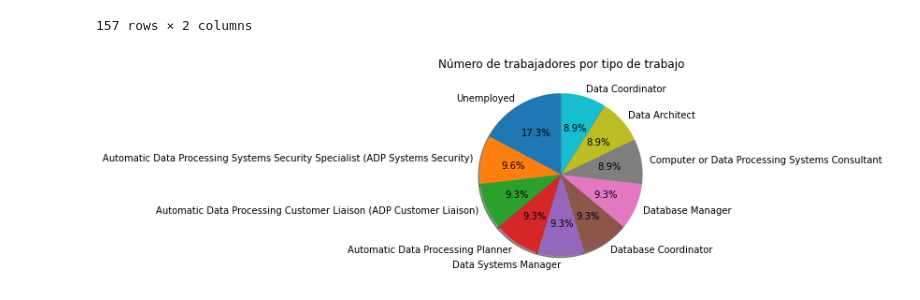
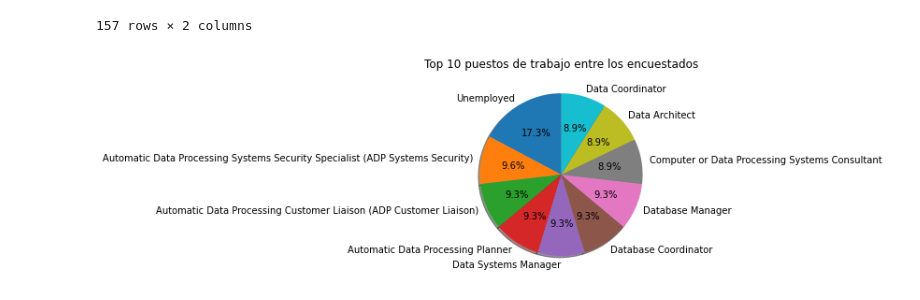
Before and after one commit to JaimeGarciaVel/ih_datamadpt1120_project_m1, a Jupyter notebook: your code/first_look.ipynb, the cells around one changed output. Cells and saved outputs as stored; diff of their text form; code cells hidden in the pictures.

```diff
--- a/your code/first_look.ipynb
+++ b/your code/first_look.ipynb
@@ -494,7 +494,7 @@ df_max1=df_1.nlargest(10, "Quantity")
 # %%
 plt.pie(df_max1["Quantity"], labels=df_max1["Job Title"],
         autopct='%1.1f%%', shadow=True, startangle=90)
-plt.title('Número de trabajadores por tipo de trabajo')
+plt.title('Top 10 puestos de trabajo entre los encuestados')
 plt.show()
 # %% [output]
-[figure, old version]
+[figure, new version]
```
Also changed, not shown: parts of 7 cells of this notebook.
